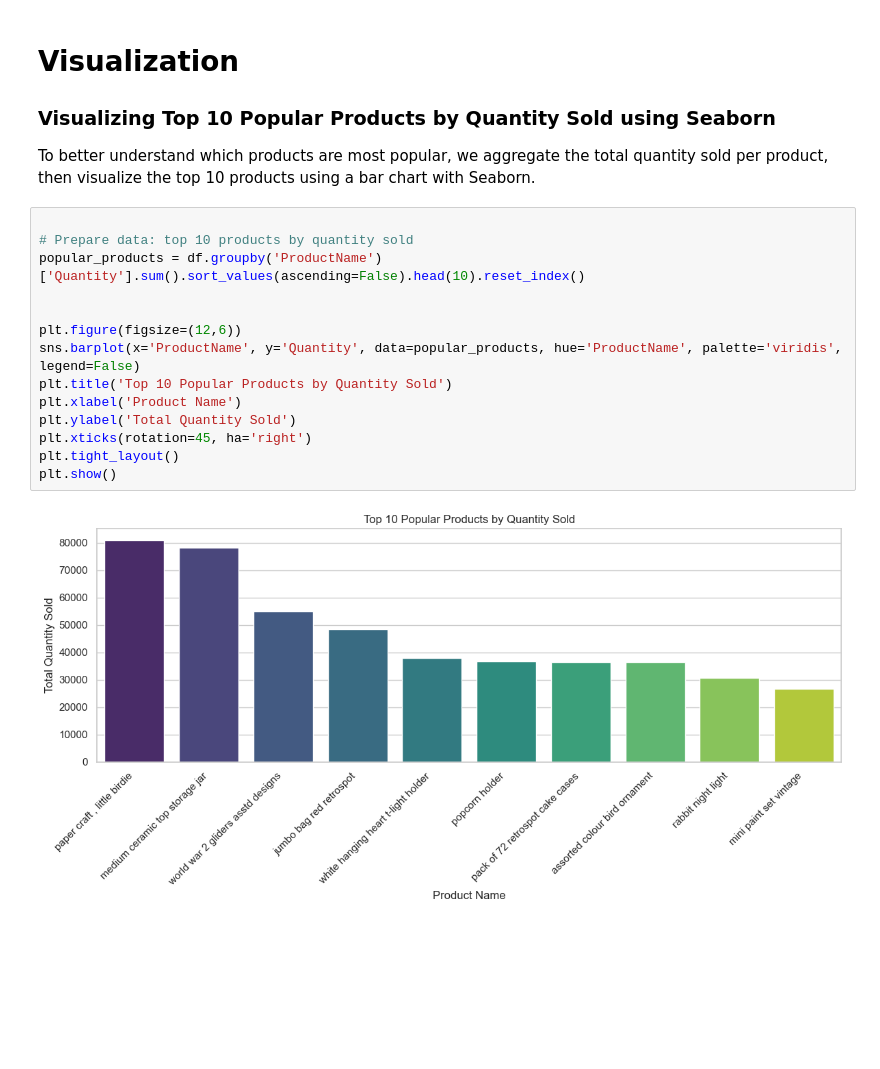
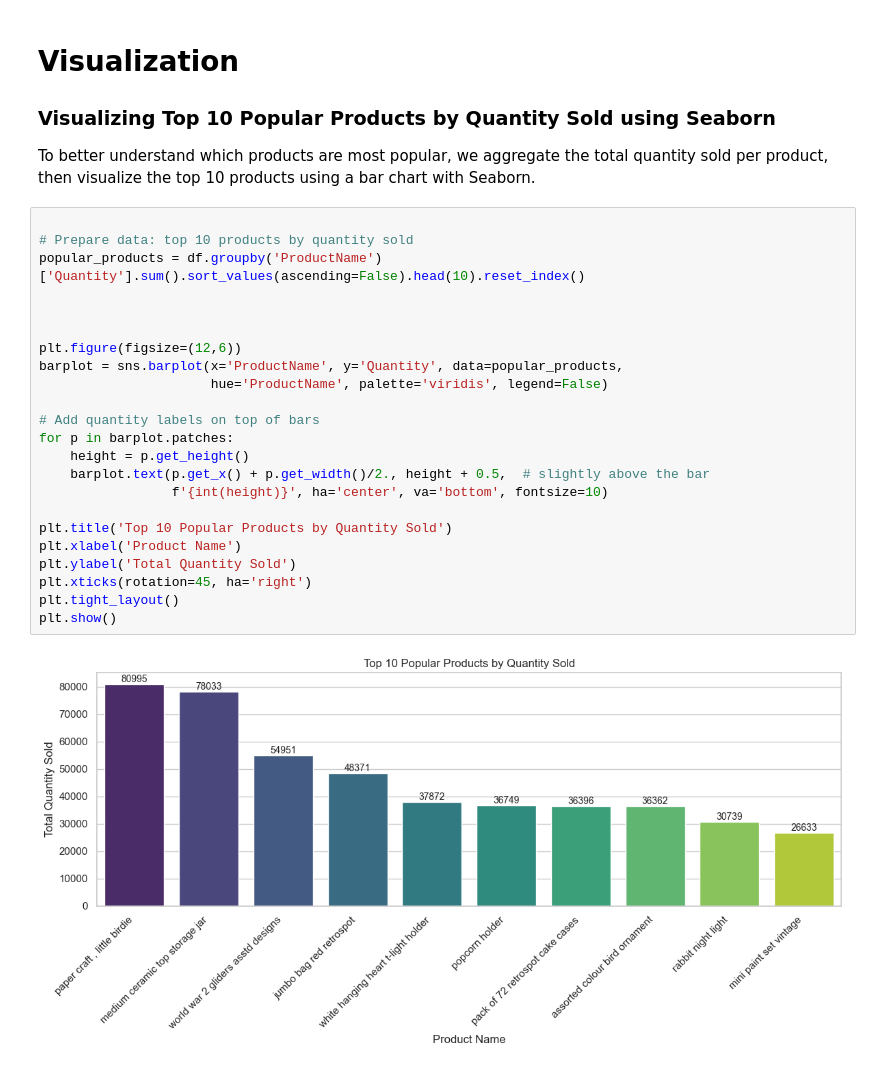
Before and after one commit to angeljayakumar/online-retail-analysis, a Jupyter notebook: notebooks/popular-products.ipynb, the cells around one changed output. Drawn from its saved outputs; the diff is of its cells as text; blank space fills up the shorter version.

Commit message:
Add quantity labels on top of bars in Seaborn barplot for better readability

```diff
--- a/notebooks/popular-products.ipynb
+++ b/notebooks/popular-products.ipynb
@@ -249,16 +249,25 @@ To better understand which products are most popular, we aggregate the total qua
 # %%
 
 # Prepare data: top 10 products by quantity sold
 popular_products = df.groupby('ProductName')['Quantity'].sum().sort_values(ascending=False).head(10).reset_index()
 
 
+
 plt.figure(figsize=(12,6))
-sns.barplot(x='ProductName', y='Quantity', data=popular_products, hue='ProductName', palette='viridis', legend=False)
+barplot = sns.barplot(x='ProductName', y='Quantity', data=popular_products,
+                      hue='ProductName', palette='viridis', legend=False)
+
+# Add quantity labels on top of bars
+for p in barplot.patches:
+    height = p.get_height()
+    barplot.text(p.get_x() + p.get_width()/2., height + 0.5,  # slightly above the bar
+                 f'{int(height)}', ha='center', va='bottom', fontsize=10)
+
 plt.title('Top 10 Popular Products by Quantity Sold')
 plt.xlabel('Product Name')
 plt.ylabel('Total Quantity Sold')
 plt.xticks(rotation=45, ha='right')
 plt.tight_layout()
 plt.show()
 # %% [output]
-[figure, old version]
+[figure, new version]
```
